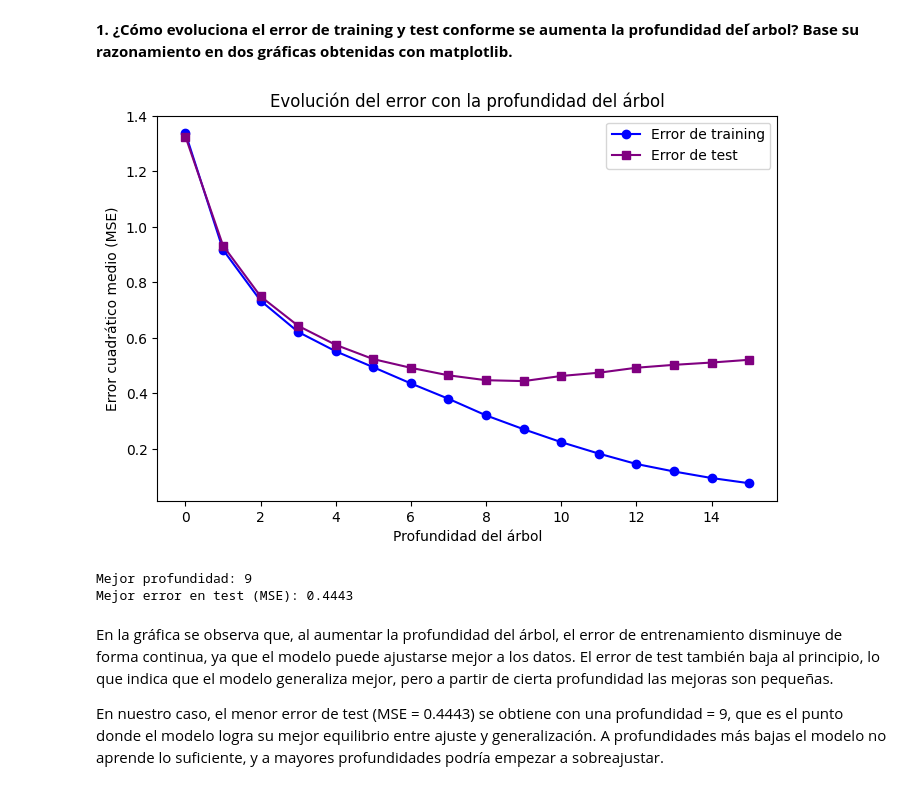
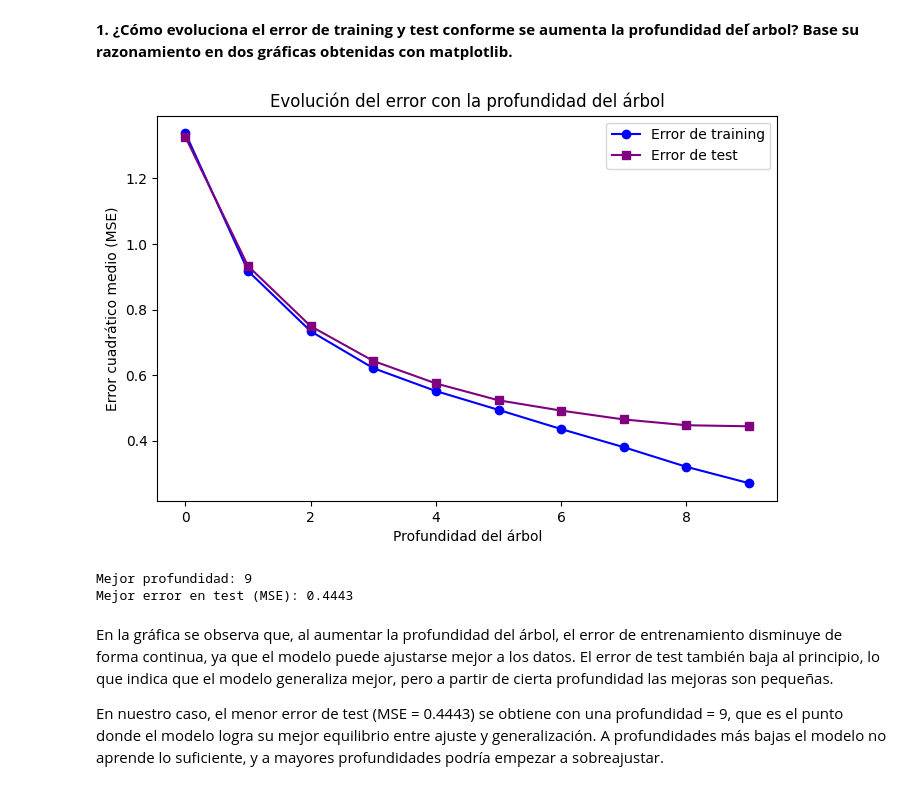
Before and after one commit to leirebernardez/P2-APAUT-II, a Jupyter notebook: soluciones_practica_2.ipynb, the cells around one changed output. Saved outputs shown, nothing was run; the diff lists cells and outputs as text; code cells hidden in the pictures.

```diff
--- a/soluciones_practica_2.ipynb
+++ b/soluciones_practica_2.ipynb
@@ -277,41 +277,41 @@ from regression_tree import RegressionTree
 # %% [markdown]
 **1. ¿Cómo evoluciona el error de training y test conforme se aumenta la profundidad del  ́arbol? Base su razonamiento en dos gráficas obtenidas con matplotlib.**
 # %%
-depths = range(0, 16)
+depths = range(0, 10)
 train_errors = []
 test_errors = []
 
 for d in depths:
     tree = RegressionTree(max_depth=d, min_samples_split=5)
     tree.fit(X_train, y_train)
 
     y_train_pred = tree.predict(X_train)
     y_test_pred = tree.predict(X_test)
 
     train_mse = mean_squared_error(y_train, y_train_pred)
     test_mse = mean_squared_error(y_test, y_test_pred)
 
     train_errors.append(train_mse)
     test_errors.append(test_mse)
 
 # --- Representar resultados ---
 plt.figure(figsize=(8,5))
 plt.plot(depths, train_errors, 'o-', label="Error de training", color='blue')
 plt.plot(depths, test_errors, 's-', label="Error de test", color='purple')
 plt.xlabel("Profundidad del árbol")
 plt.ylabel("Error cuadrático medio (MSE)")
 plt.title("Evolución del error con la profundidad del árbol")
 plt.legend()
 plt.show()
 
 # --- Mostrar mejor resultado ---
 best_depth = depths[np.argmin(test_errors)]
 best_test_error = min(test_errors)
 
 print(f"Mejor profundidad: {best_depth}")
 print(f"Mejor error en test (MSE): {best_test_error:.4f}")
 # %% [output]
-[figure, old version]
+[figure, new version]
 Mejor profundidad: 9
 Mejor error en test (MSE): 0.4443
 # %% [markdown]
```
Also changed, not shown: parts of 4 cells of this notebook.
